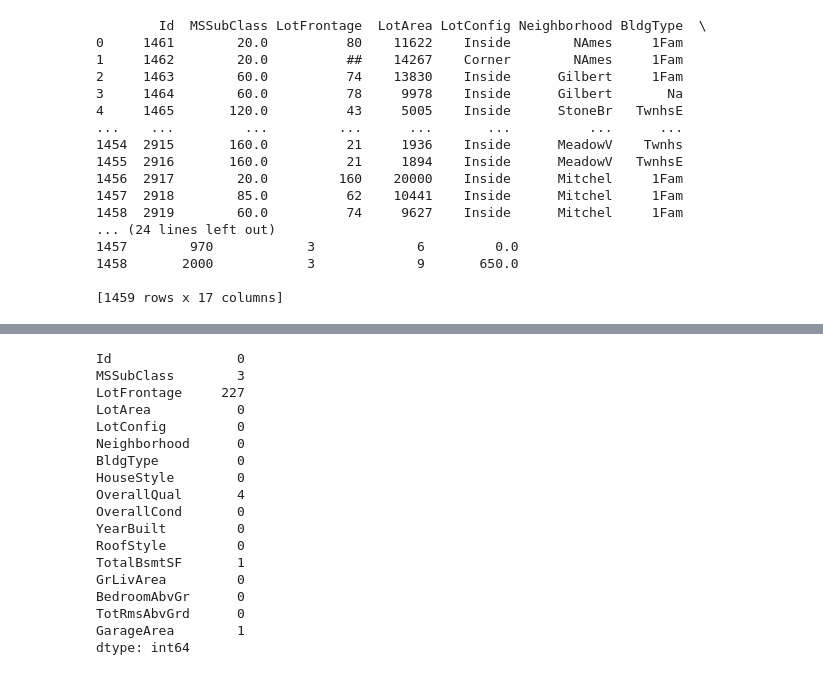
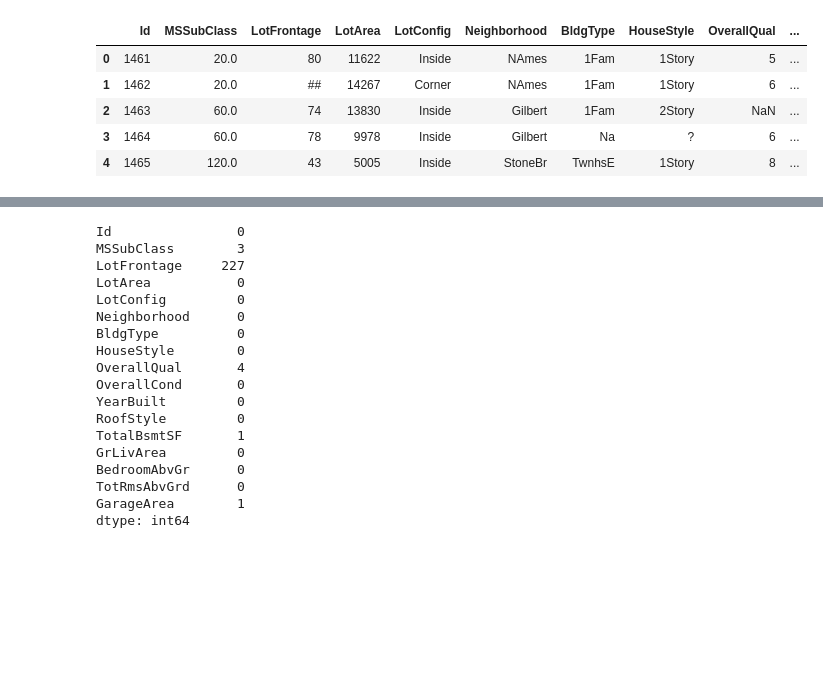
Before and after one commit to sanchitwadehra/ml, a Jupyter notebook: exp3.ipynb, the cells around one changed output, grey strips where cells are left out. Cells and saved outputs as stored; diff of their text form; code cells hidden in the pictures; blank space fills up the shorter version.

```diff
--- a/exp3.ipynb
+++ b/exp3.ipynb
@@ -5,24 +5,12 @@ import numpy as nm
 import seaborn as sns
 import matplotlib.pyplot as plt
 # %%
-data=pd.read_csv('exp3.csv')
+df=pd.read_csv('exp3.csv')
+df.head()
+# %% [output]
+|  | Id | MSSubClass | LotFrontage | LotArea | LotConfig | Neighborhood | BldgType | HouseStyle | OverallQual | ... |
+| 0 | 1461 | 20.0 | 80 | 11622 | Inside | NAmes | 1Fam | 1Story | 5 | ... |
+| 1 | 1462 | 20.0 | ## | 14267 | Corner | NAmes | 1Fam | 1Story | 6 | ... |
+| 2 | 1463 | 60.0 | 74 | 13830 | Inside | Gilbert | 1Fam | 2Story | NaN | ... |
+| 3 | 1464 | 60.0 | 78 | 9978 | Inside | Gilbert | Na | ? | 6 | ... |
+| 4 | 1465 | 120.0 | 43 | 5005 | Inside | StoneBr | TwnhsE | 1Story | 8 | ... |
-# %%
-print(data)
-# %% [output]
-        Id  MSSubClass LotFrontage  LotArea LotConfig Neighborhood BldgType  \
-0     1461        20.0          80    11622    Inside        NAmes     1Fam
-1     1462        20.0          ##    14267    Corner        NAmes     1Fam
-2     1463        60.0          74    13830    Inside      Gilbert     1Fam
-3     1464        60.0          78     9978    Inside      Gilbert       Na
-4     1465       120.0          43     5005    Inside      StoneBr   TwnhsE
-...    ...         ...         ...      ...       ...          ...      ...
-1454  2915       160.0          21     1936    Inside      MeadowV    Twnhs
-1455  2916       160.0          21     1894    Inside      MeadowV   TwnhsE
-1456  2917        20.0         160    20000    Inside      Mitchel     1Fam
-1457  2918        85.0          62    10441    Inside      Mitchel     1Fam
-1458  2919        60.0          74     9627    Inside      Mitchel     1Fam
-... (24 lines left out)
-1457        970            3             6         0.0
-1458       2000            3             9       650.0
-
-[1459 rows x 17 columns]
```
Also changed, not shown: parts of 22 cells of this notebook, 1 other file.
